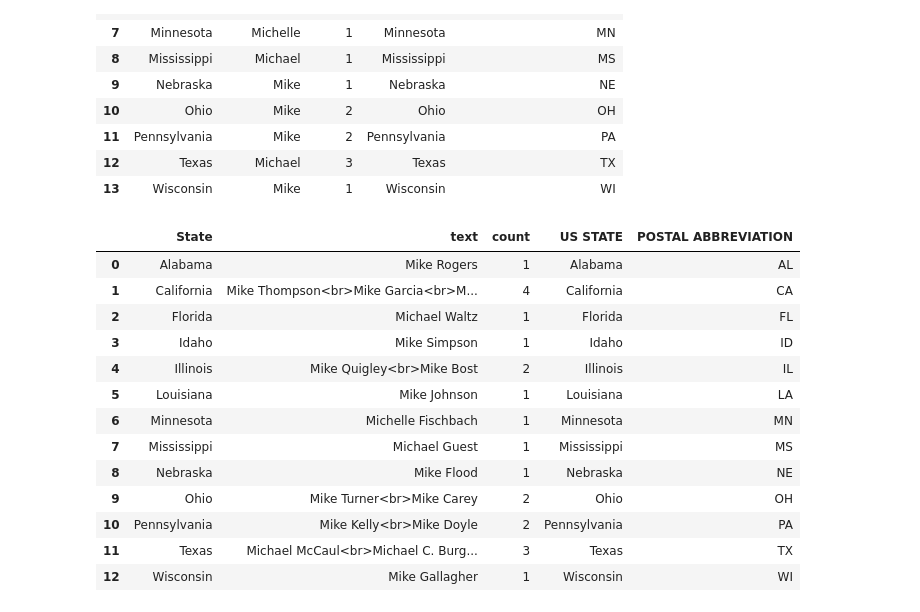
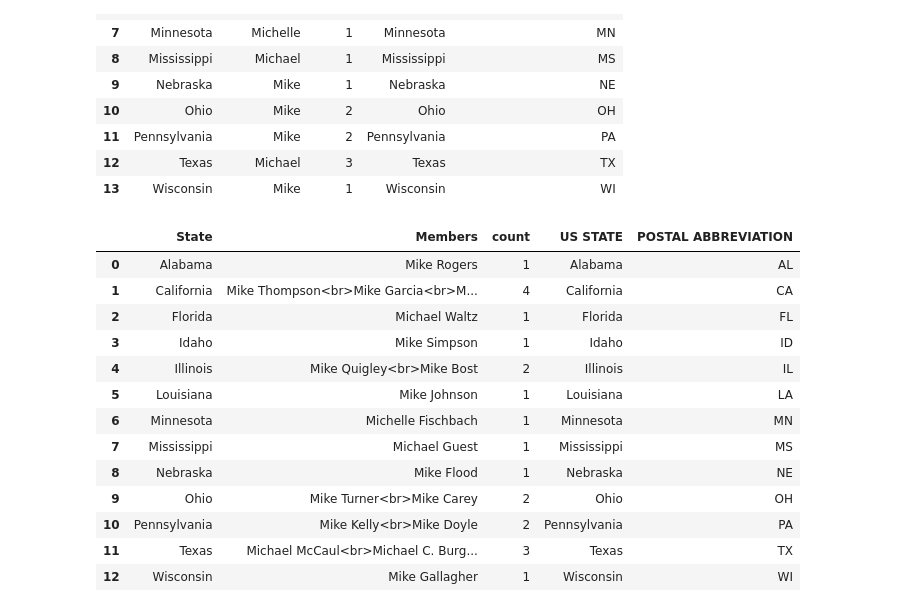
Before and after one commit to betasciguy/politician_mapping, a Jupyter notebook: analyses/johns_of_congress/representative_mapping.ipynb, the cells around one changed output. Saved outputs shown, nothing was run; the diff lists cells and outputs as text; code cells hidden in the pictures.

```diff
--- a/analyses/johns_of_congress/representative_mapping.ipynb
+++ b/analyses/johns_of_congress/representative_mapping.ipynb
@@ -321,7 +311,8 @@ I'm going to call this the 'Mikey' contingent :). Also, in case you're curious,
 match_str = r'(Mike|Mich[ae])'
 df_processed.loc[rows,'is match'] = df_processed.loc[rows,'Member'] \
                                                 .map(lambda x: re.match(match_str, x) is not None,
-                                                     na_action='ignore')
+                                                     na_action='ignore') \
+                                                .drop(columns='Born')
 print(df_processed[df_processed['is match'] & ~pd.isna(df_processed['is match'])].shape[0])
 plt_data = df_processed[df_processed['is match'] & ~pd.isna(df_processed['is match'])]
 plt_data
@@ -403,27 +393,20 @@ plt_data.loc[:,['State','First Name','District']] \
 | 12 | Texas | Michael | 3 | Texas | TX |
 | 13 | Wisconsin | Mike | 1 | Wisconsin | WI |
 # %%
-# plt_data.loc[:,['State','First Name','Member','District']] \
-#                     .groupby(['State']) \
-#                     .agg('count') \
-#                     .rename(columns={'District':'count'}) \
-#                     .reset_index() \
-#                     .merge(postal, left_on='State',right_on='US STATE')
-
 plt_data2 = {
     'State': [],
-    'text': [],
+    'Members': [],
     'count': []
 }
 for state in plt_data['State'].unique():
     plt_data2['State'].append(state)
     names = plt_data.loc[plt_data['State'] == state, 'Member'].values
-    plt_data2['text'].append('<br>'.join(names))
+    plt_data2['Members'].append('<br>'.join(names))
     plt_data2['count'].append(len(names))
 plt_data2 = pd.DataFrame(plt_data2).merge(postal, left_on='State',right_on='US STATE')
 plt_data2
 # %% [output]
-|  | State | text | count | US STATE | POSTAL ABBREVIATION |
+|  | State | Members | count | US STATE | POSTAL ABBREVIATION |
 | 0 | Alabama | Mike Rogers | 1 | Alabama | AL |
 | 1 | California | Mike Thompson<br>Mike Garcia<br>M... | 4 | California | CA |
 | 2 | Florida | Michael Waltz | 1 | Florida | FL |
```
Also changed, not shown: parts of 6 cells of this notebook.
